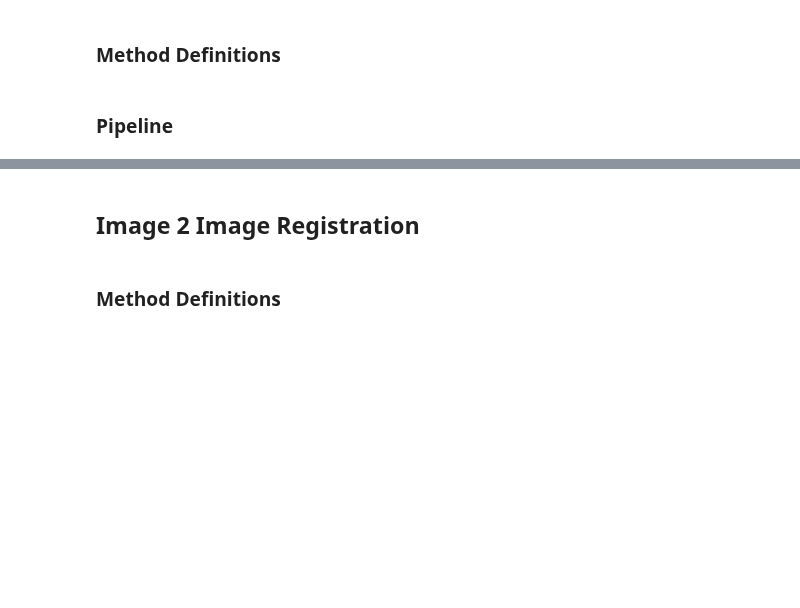
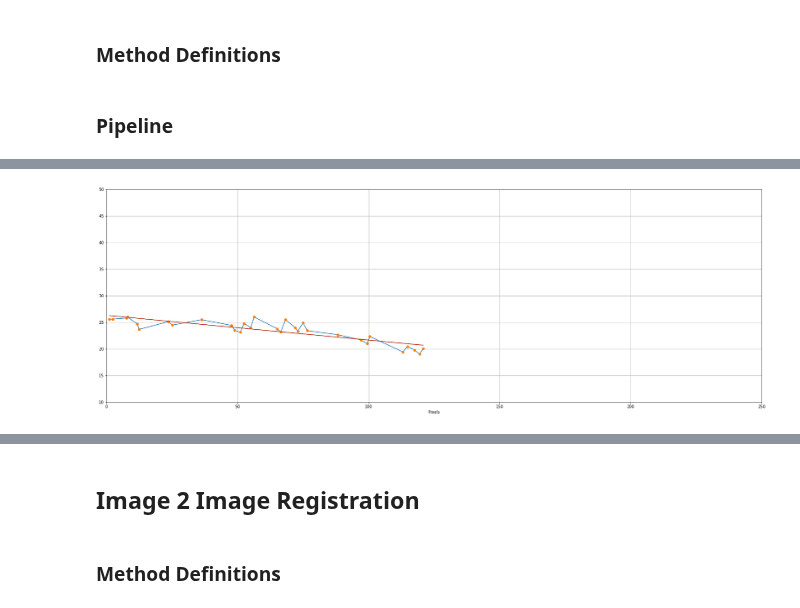
Before and after one commit to hooman67/poseEstimation, a Jupyter notebook: hsWM_algoDev.ipynb, the cells around one changed output, grey strips where cells are left out. Cells and saved outputs as stored; diff of their text form; code cells hidden in the pictures; blank space fills up the shorter version.

Commit message:
time prdictions first pipeline prototype

```diff
--- a/hsWM_algoDev.ipynb
+++ b/hsWM_algoDev.ipynb
@@ -3117,7 +3117,7 @@ regTypeKeyWord = 'rigid_keypointsForTooth_'
 refKey = 'WMDL_2018.09.11_06.21.57'
 infoKey = 'all_tt2ls_dict'
 
-onlyEvalueteUp2ThisIndex = 100
+onlyEvalueteUp2ThisIndex = 280
 #onlyEvalueteUp2ThisIndex = len(lengthsAndLandmarksDict[resKey][regTypeKeyWord][refKey][toothNbKey][infoKey]['times'])
 
 toothChangeTresh = 21
@@ -3254,5 +3260,5 @@ print('len selectedConfidence_forTraj:  ' + str(len(selectedConfidence_forTraj))
 # %%
-# finding time index where the tooth change happens
+# finding time  where the tooth change happens
 toothChangeLengthTresh = 10
 last_smTooth_index = len(selectedLengths_forTraj)
 last_smTooth_length = 0
@@ -3285,3 +3291,75 @@ print('last_smTooth_length:  ' + str(last_smTooth_length))
 print('first_bgTooth_index:  ' + str(first_bgTooth_index))
 print('first_bgTooth_length:  ' + str(first_bgTooth_length))
 print('difference:  ' + str(first_bgTooth_length - last_smTooth_length))
+
+
+
+
+
+# Fit to before tooth change segment
+x = np.ndarray(shape=(1,))
+y = np.ndarray(shape=(1,))
+
+for pInd in range(last_smTooth_index):
+    x = np.vstack([x, selectedTimes_forTraj[pInd]])
+    y = np.vstack([y, selectedLengths_forTraj[pInd]])
+
+x = x[1:,]
+y = y[1:,]
+x = x.reshape(-1)
+y = y.reshape(-1)
+
+z = np.polyfit(x, y, degreeOfPolyn)
+estimatedFunction_beforeToothChange = np.poly1d(z)
+
+
+
+
+# Fit to after tooth change segment
+x = np.ndarray(shape=(1,))
+y = np.ndarray(shape=(1,))
+
+for pInd in range(first_bgTooth_index, len(selectedLengths_forTraj), 1):
+    x = np.vstack([x, selectedTimes_forTraj[pInd]])
+    y = np.vstack([y, selectedLengths_forTraj[pInd]])
+
+x = x[1:,]
+y = y[1:,]
+x = x.reshape(-1)
+y = y.reshape(-1)
+
+z = np.polyfit(x, y, degreeOfPolyn)
+estimatedFunction_afterToothChange = np.poly1d(z)
+
+
+
+# plotting the fittend lines
+pts_beforeToothChange = [estimatedFunction_beforeToothChange(time) for time in selectedTimes_forTraj[:last_smTooth_index]]
+
+pts_afterToothChange = [estimatedFunction_afterToothChange(time) for time in selectedTimes_forTraj[first_bgTooth_index:]]
+
+
+plt.figure(figsize=(30,10))
+plt.axis([0, 250, 10, 50])
+ax = plt.axes()
+ax.grid()
+
+plt.xlabel('Hours')
+plt.xlabel('Pixels')
+
+
+plt.plot(selectedTimes_forTraj, selectedLengths_forTraj)
+plt.plot(selectedTimes_forTraj, selectedLengths_forTraj,'o')
+
+plt.plot(selectedTimes_forTraj[:last_smTooth_index], pts_beforeToothChange)
+plt.plot(selectedTimes_forTraj[first_bgTooth_index:], pts_afterToothChange)
+
+plt.savefig(mainPath + 'finalPlots/fitted.png')
+
+
+
+
+# get tooth change times
+predictedTime = solve1stOrder(toothChangeTresh, estimatedFunction_afterToothChange)
+print('**pred toothChange time:  ' + str(predictedTime))
+# %% [output]
@@ -3287,0 +3372 @@ print('difference:  ' + str(first_bgTooth_length - last_smTooth_length))
+[figure, added]
```
Also changed, not shown: parts of 8 cells of this notebook.
